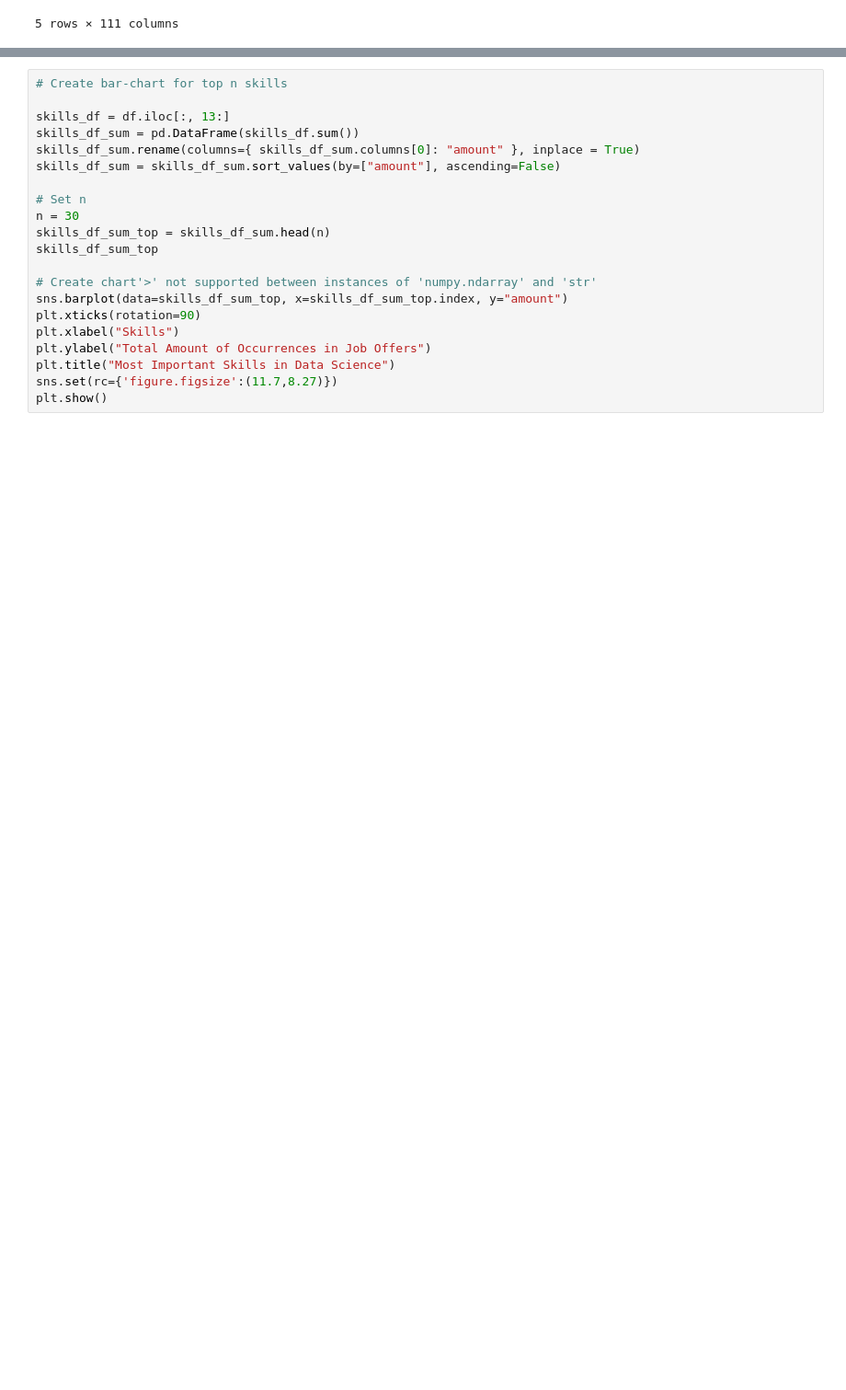
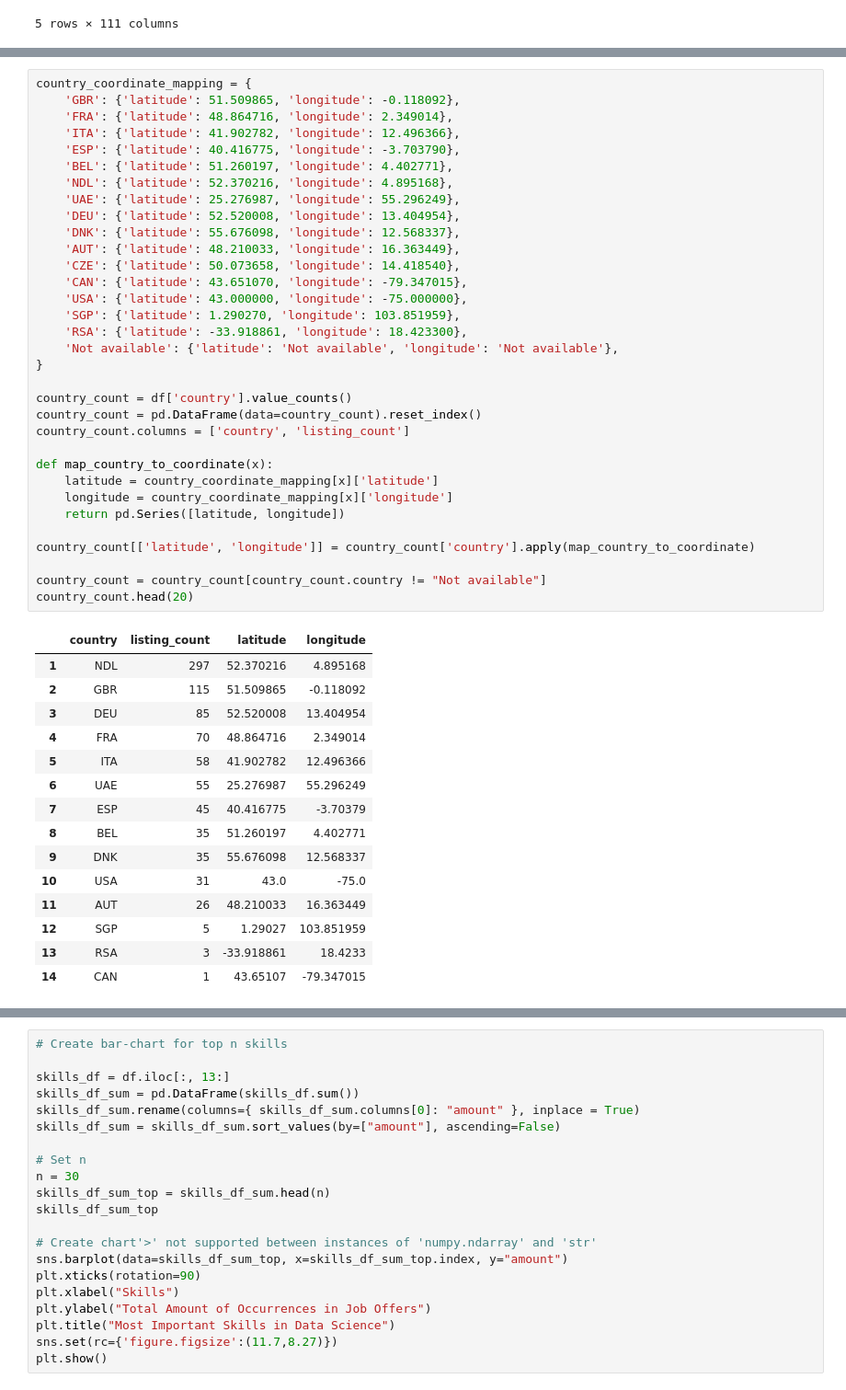
Before and after one commit to trav-d13/Data-Science-Job-Market-Analysis, a Jupyter notebook: Analysis.ipynb, the cells around one changed output, grey strips where cells are left out. Shown at 92% size. Cells and saved outputs as stored; diff of their text form; blank space fills up the shorter version.

```diff
--- a/main.ipynb
+++ b/Analysis.ipynb
@@ -236,0 +295,49 @@ df.head()
+# %%
+country_coordinate_mapping = {
+    'GBR': {'latitude': 51.509865, 'longitude': -0.118092},
+    'FRA': {'latitude': 48.864716, 'longitude': 2.349014},
+    'ITA': {'latitude': 41.902782, 'longitude': 12.496366},
+    'ESP': {'latitude': 40.416775, 'longitude': -3.703790},
+    'BEL': {'latitude': 51.260197, 'longitude': 4.402771},
+    'NDL': {'latitude': 52.370216, 'longitude': 4.895168},
+    'UAE': {'latitude': 25.276987, 'longitude': 55.296249},
+    'DEU': {'latitude': 52.520008, 'longitude': 13.404954},
+    'DNK': {'latitude': 55.676098, 'longitude': 12.568337},
+    'AUT': {'latitude': 48.210033, 'longitude': 16.363449},
+    'CZE': {'latitude': 50.073658, 'longitude': 14.418540},
+    'CAN': {'latitude': 43.651070, 'longitude': -79.347015},
+    'USA': {'latitude': 43.000000, 'longitude': -75.000000},
+    'SGP': {'latitude': 1.290270, 'longitude': 103.851959},
+    'RSA': {'latitude': -33.918861, 'longitude': 18.423300},
+    'Not available': {'latitude': 'Not available', 'longitude': 'Not available'},
+}
+
+country_count = df['country'].value_counts()
+country_count = pd.DataFrame(data=country_count).reset_index()
+country_count.columns = ['country', 'listing_count']
+
+def map_country_to_coordinate(x):
+    latitude = country_coordinate_mapping[x]['latitude']
+    longitude = country_coordinate_mapping[x]['longitude']
+    return pd.Series([latitude, longitude])
+
+country_count[['latitude', 'longitude']] = country_count['country'].apply(map_country_to_coordinate)
+
+country_count = country_count[country_count.country != "Not available"]
+country_count.head(20)
+# %% [output]
+|  | country | listing_count | latitude | longitude |
+| 1 | NDL | 297 | 52.370216 | 4.895168 |
+| 2 | GBR | 115 | 51.509865 | -0.118092 |
+| 3 | DEU | 85 | 52.520008 | 13.404954 |
+| 4 | FRA | 70 | 48.864716 | 2.349014 |
+| 5 | ITA | 58 | 41.902782 | 12.496366 |
+| 6 | UAE | 55 | 25.276987 | 55.296249 |
+| 7 | ESP | 45 | 40.416775 | -3.70379 |
+| 8 | BEL | 35 | 51.260197 | 4.402771 |
+| 9 | DNK | 35 | 55.676098 | 12.568337 |
+| 10 | USA | 31 | 43.0 | -75.0 |
+| 11 | AUT | 26 | 48.210033 | 16.363449 |
+| 12 | SGP | 5 | 1.29027 | 103.851959 |
+| 13 | RSA | 3 | -33.918861 | 18.4233 |
+| 14 | CAN | 1 | 43.65107 | -79.347015 |
```
Also changed, not shown: parts of 3 cells of this notebook.
